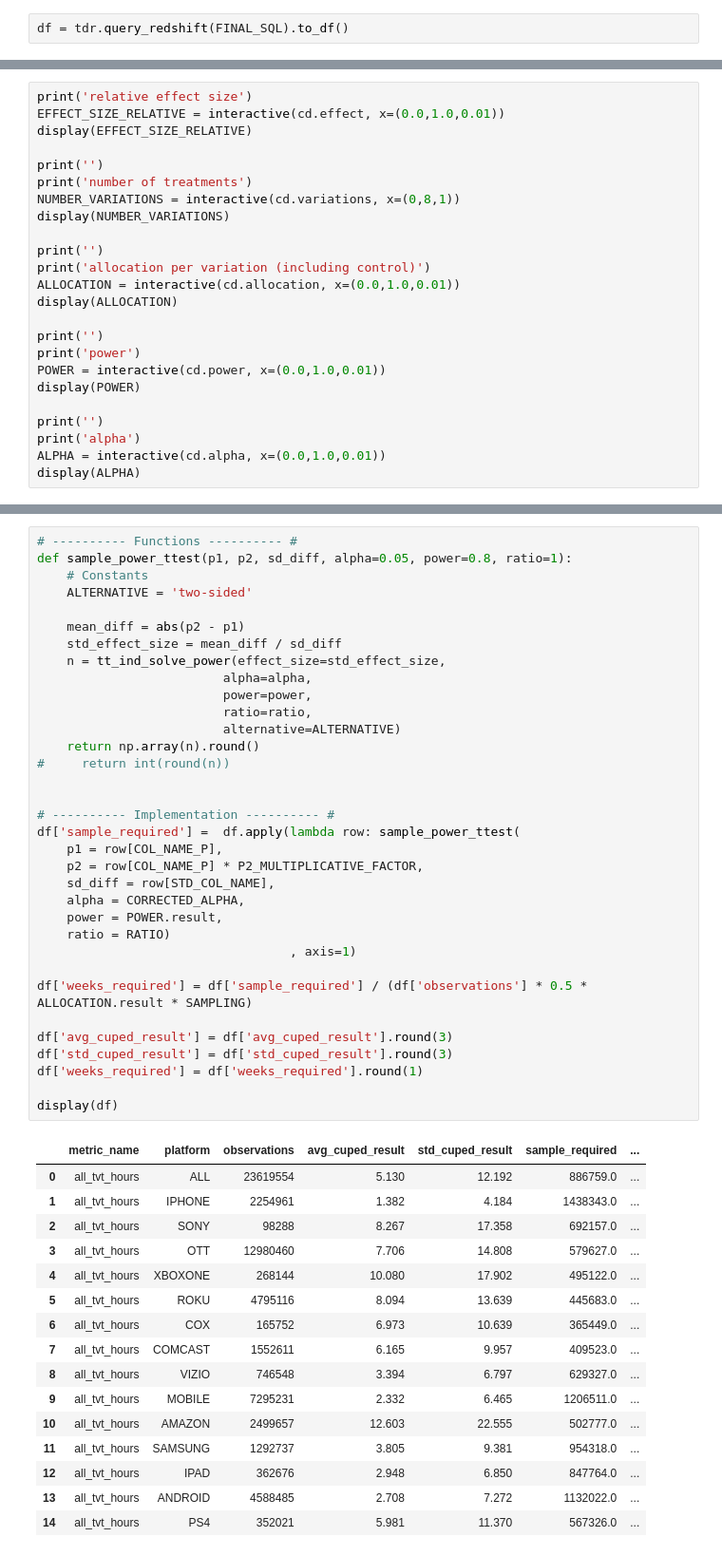
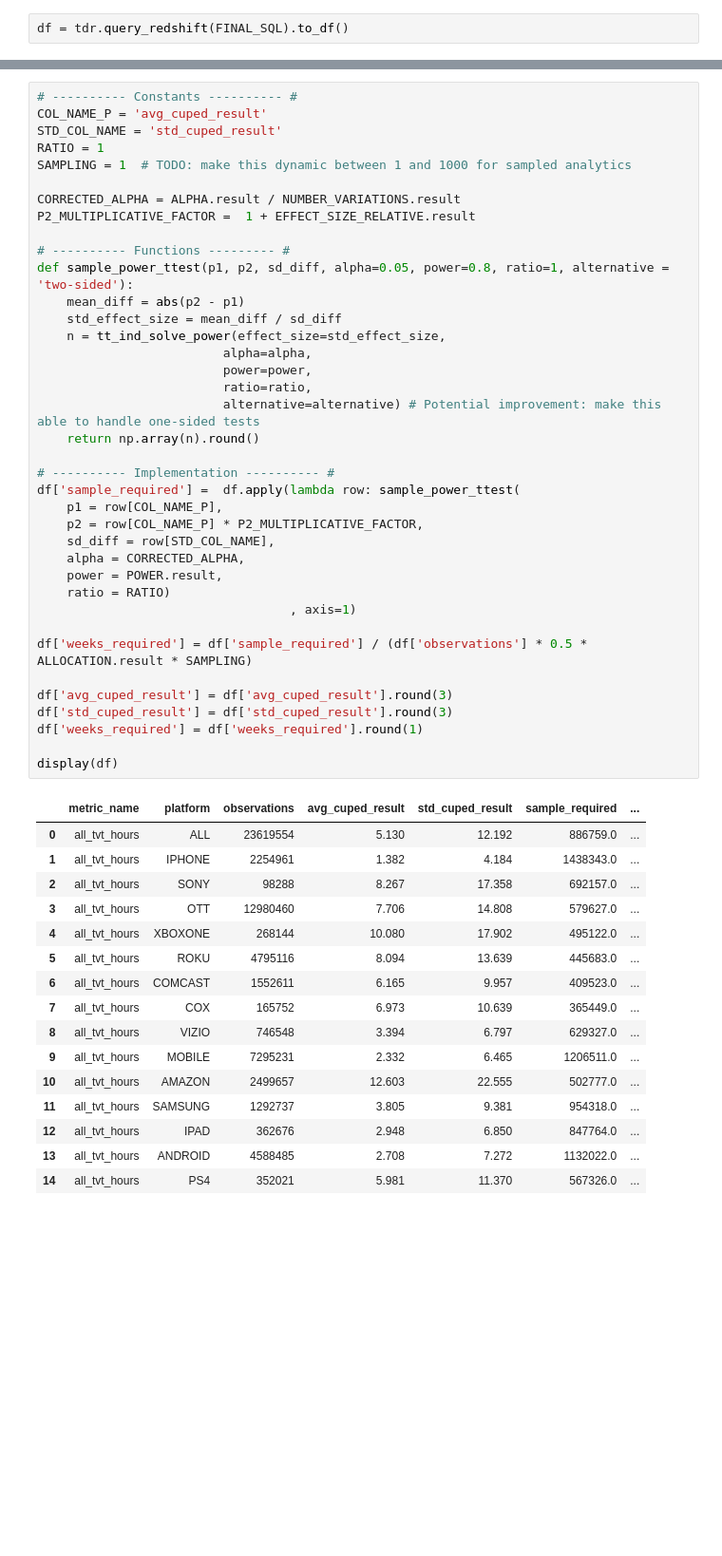
Before and after one commit to bzou-tubi/sample_size_calculator, a Jupyter notebook: sample_size_calc_prototype.ipynb, the cells around one changed output, grey strips where cells are left out. Shown at 95% size. Saved outputs shown, nothing was run; the diff lists cells and outputs as text; blank space fills up the shorter version.

Commit message:
create utils and interactive notebook

```diff
--- a/sample_size_calc_prototype.ipynb
+++ b/sample_size_calc_prototype.ipynb
@@ -116,24 +164,0 @@ df = tdr.query_redshift(FINAL_SQL).to_df()
-# %%
-print('relative effect size')
-EFFECT_SIZE_RELATIVE = interactive(cd.effect, x=(0.0,1.0,0.01))
-display(EFFECT_SIZE_RELATIVE)
-
-print('')
-print('number of treatments')
-NUMBER_VARIATIONS = interactive(cd.variations, x=(0,8,1))
-display(NUMBER_VARIATIONS)
-
-print('')
-print('allocation per variation (including control)')
-ALLOCATION = interactive(cd.allocation, x=(0.0,1.0,0.01))
-display(ALLOCATION)
-
-print('')
-print('power')
-POWER = interactive(cd.power, x=(0.0,1.0,0.01))
-display(POWER)
-
-print('')
-print('alpha')
-ALPHA = interactive(cd.alpha, x=(0.0,1.0,0.01))
-display(ALPHA)
@@ -160,47 +165,51 @@ P2_MULTIPLICATIVE_FACTOR =  1 + EFFECT_SIZE_RELATIVE.result
 # %%
-# ---------- Functions ---------- #
-def sample_power_ttest(p1, p2, sd_diff, alpha=0.05, power=0.8, ratio=1):
-    # Constants
-    ALTERNATIVE = 'two-sided'
+# ---------- Constants ---------- #
+COL_NAME_P = 'avg_cuped_result'
+STD_COL_NAME = 'std_cuped_result'
+RATIO = 1
+SAMPLING = 1  # TODO: make this dynamic between 1 and 1000 for sampled analytics
 
+CORRECTED_ALPHA = ALPHA.result / NUMBER_VARIATIONS.result
+P2_MULTIPLICATIVE_FACTOR =  1 + EFFECT_SIZE_RELATIVE.result
+
+# ---------- Functions --------- #
+def sample_power_ttest(p1, p2, sd_diff, alpha=0.05, power=0.8, ratio=1, alternative = 'two-sided'):
     mean_diff = abs(p2 - p1)
     std_effect_size = mean_diff / sd_diff
     n = tt_ind_solve_power(effect_size=std_effect_size,
                          alpha=alpha,
                          power=power,
                          ratio=ratio,
-                         alternative=ALTERNATIVE)
+                         alternative=alternative) # Potential improvement: make this able to handle one-sided tests
     return np.array(n).round()
-#     return int(round(n))
-
 
 # ---------- Implementation ---------- #
 df['sample_required'] =  df.apply(lambda row: sample_power_ttest(
     p1 = row[COL_NAME_P],
     p2 = row[COL_NAME_P] * P2_MULTIPLICATIVE_FACTOR,
     sd_diff = row[STD_COL_NAME],
     alpha = CORRECTED_ALPHA,
     power = POWER.result,
     ratio = RATIO)
                                   , axis=1)
 
 df['weeks_required'] = df['sample_required'] / (df['observations'] * 0.5 * ALLOCATION.result * SAMPLING)
 
 df['avg_cuped_result'] = df['avg_cuped_result'].round(3)
 df['std_cuped_result'] = df['std_cuped_result'].round(3)
 df['weeks_required'] = df['weeks_required'].round(1)
 
 display(df)
 # %% [output]
 |  | metric_name | platform | observations | avg_cuped_result | std_cuped_result | sample_required | ... |
 | 0 | all_tvt_hours | ALL | 23619554 | 5.130 | 12.192 | 886759.0 | ... |
 | 1 | all_tvt_hours | IPHONE | 2254961 | 1.382 | 4.184 | 1438343.0 | ... |
 | 2 | all_tvt_hours | SONY | 98288 | 8.267 | 17.358 | 692157.0 | ... |
 | 3 | all_tvt_hours | OTT | 12980460 | 7.706 | 14.808 | 579627.0 | ... |
 | 4 | all_tvt_hours | XBOXONE | 268144 | 10.080 | 17.902 | 495122.0 | ... |
 | 5 | all_tvt_hours | ROKU | 4795116 | 8.094 | 13.639 | 445683.0 | ... |
-| 6 | all_tvt_hours | COX | 165752 | 6.973 | 10.639 | 365449.0 | ... |
-| 7 | all_tvt_hours | COMCAST | 1552611 | 6.165 | 9.957 | 409523.0 | ... |
+| 6 | all_tvt_hours | COMCAST | 1552611 | 6.165 | 9.957 | 409523.0 | ... |
+| 7 | all_tvt_hours | COX | 165752 | 6.973 | 10.639 | 365449.0 | ... |
 | 8 | all_tvt_hours | VIZIO | 746548 | 3.394 | 6.797 | 629327.0 | ... |
 | 9 | all_tvt_hours | MOBILE | 7295231 | 2.332 | 6.465 | 1206511.0 | ... |
 | 10 | all_tvt_hours | AMAZON | 2499657 | 12.603 | 22.555 | 502777.0 | ... |
```
Also changed, not shown: parts of 15 cells of this notebook, 6 other files.
